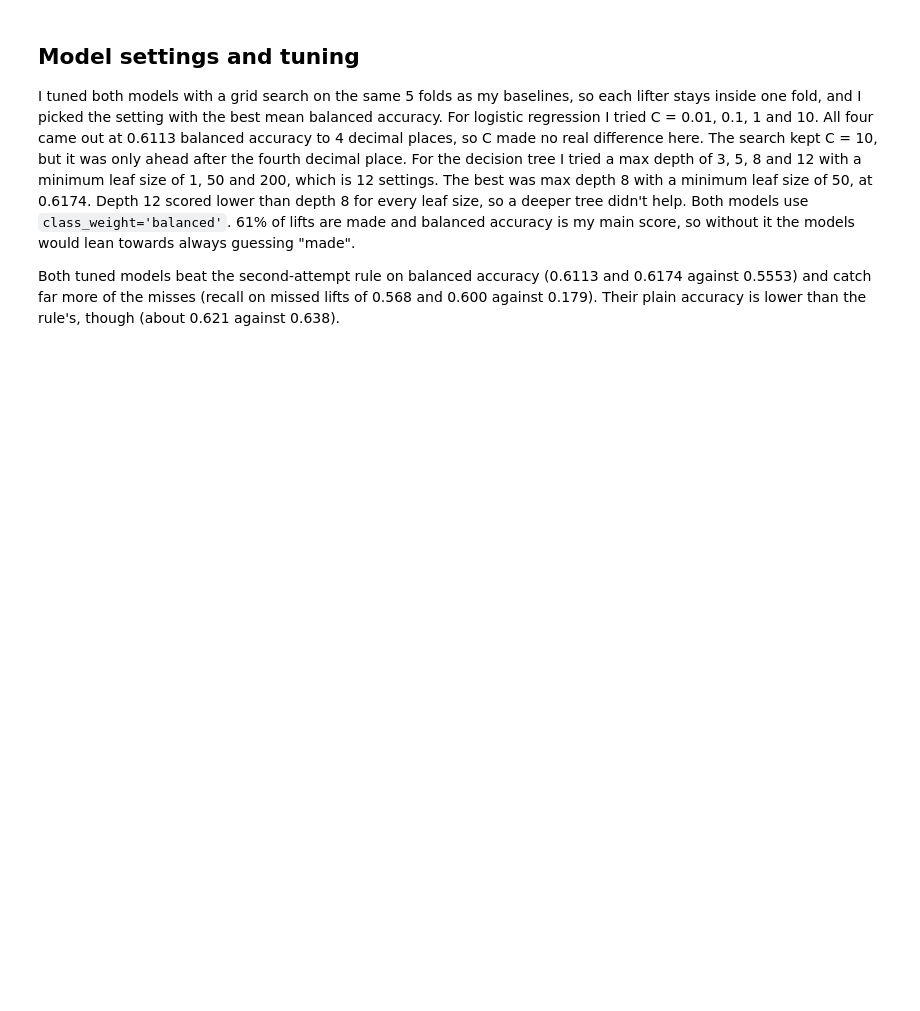
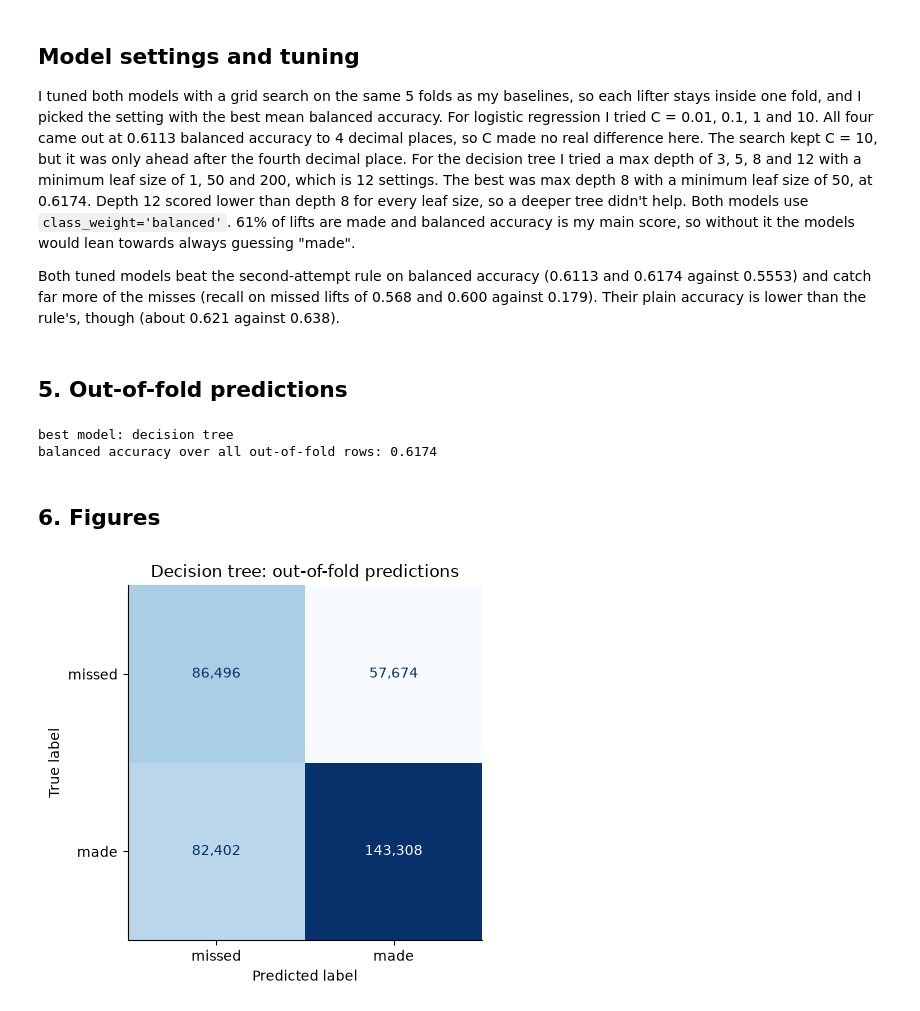
Before and after one commit to Jake23461/CT4101-Powerlifting, a Jupyter notebook: notebooks/04_models.ipynb, the cells around one changed output. Saved outputs shown, nothing was run; the diff lists cells and outputs as text; code cells hidden in the pictures; blank space fills up the shorter version.

Commit message:
Add plots, error analysis and a draft conclusion

```diff
--- a/notebooks/04_models.ipynb
+++ b/notebooks/04_models.ipynb
@@ -118,3 +123,51 @@ model_results[first + [c for c in model_results.columns if c not in first]]
 I tuned both models with a grid search on the same 5 folds as my baselines, so each lifter stays inside one fold, and I picked the setting with the best mean balanced accuracy. For logistic regression I tried C = 0.01, 0.1, 1 and 10. All four came out at 0.6113 balanced accuracy to 4 decimal places, so C made no real difference here. The search kept C = 10, but it was only ahead after the fourth decimal place. For the decision tree I tried a max depth of 3, 5, 8 and 12 with a minimum leaf size of 1, 50 and 200, which is 12 settings. The best was max depth 8 with a minimum leaf size of 50, at 0.6174. Depth 12 scored lower than depth 8 for every leaf size, so a deeper tree didn't help. Both models use `class_weight='balanced'`. 61% of lifts are made and balanced accuracy is my main score, so without it the models would lean towards always guessing "made".
 
 Both tuned models beat the second-attempt rule on balanced accuracy (0.6113 and 0.6174 against 0.5553) and catch far more of the misses (recall on missed lifts of 0.568 and 0.600 against 0.179). Their plain accuracy is lower than the rule's, though (about 0.621 against 0.638).
+# %% [markdown]
+## 5. Out-of-fold predictions
+# %%
+# My best model is the one with the highest CV balanced accuracy in the searches above.
+searches = {'logistic regression': lr_search, 'decision tree': tree_search}
+best_name = max(searches, key=lambda name: searches[name].best_score_)
+print('best model:', best_name)
+
+
+def out_of_fold(model, method):
+    """Predict every training row with a copy of the model fitted on the other 4 folds,
+    so the lifter in that row was never seen in training."""
+    return cross_val_predict(model, X_train, y_train, groups=groups_train, cv=make_cv(),
+                             method=method, n_jobs=-1)
+
+
+oof_pred = out_of_fold(searches[best_name].best_estimator_, 'predict')
+oof_prob = out_of_fold(searches[best_name].best_estimator_, 'predict_proba')[:, 1]
+
+# This is worked out over all rows at once, so it can be slightly different from the
+# mean of the 5 fold scores in the table above.
+print('balanced accuracy over all out-of-fold rows:',
+      round(balanced_accuracy_score(y_train, oof_pred), 4))
+# %% [output]
+best model: decision tree
+balanced accuracy over all out-of-fold rows: 0.6174
+# %% [markdown]
+## 6. Figures
+# %%
+FIGURES = REPORTS / 'figures'
+FIGURES.mkdir(exist_ok=True)
+
+# The same few colours in every figure.
+BLUE, ORANGE, AQUA, RED, GREY = '#2a78d6', '#eb6834', '#1baf7a', '#e34948', '#8a8a85'
+plt.rcParams.update({'axes.spines.top': False, 'axes.spines.right': False,
+                     'axes.grid': True, 'grid.color': '#e6e5e0', 'axes.axisbelow': True})
+# %%
+fig, ax = plt.subplots(figsize=(5, 4.5))
+ConfusionMatrixDisplay.from_predictions(y_train, oof_pred, labels=[0, 1],
+                                        display_labels=['missed', 'made'], cmap='Blues',
+                                        colorbar=False, values_format=',d', ax=ax)
+ax.grid(False)
+ax.set_title(f'{best_name.capitalize()}: out-of-fold predictions')
+fig.tight_layout()
+fig.savefig(FIGURES / 'confusion_matrix.png', dpi=150)
+plt.show()
+# %% [output]
+[figure, added]
```
Also changed, not shown: parts of 10 cells of this notebook, 5 other files.
